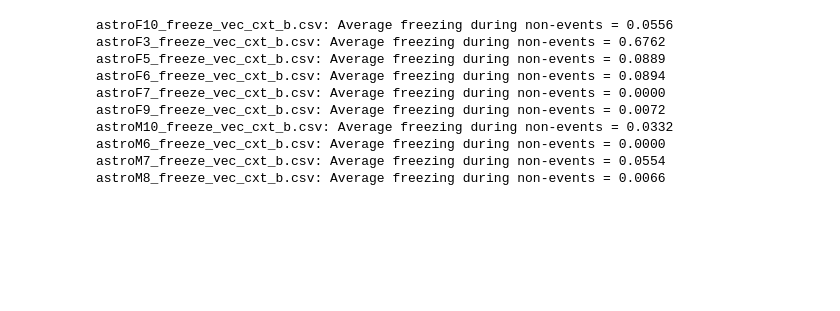
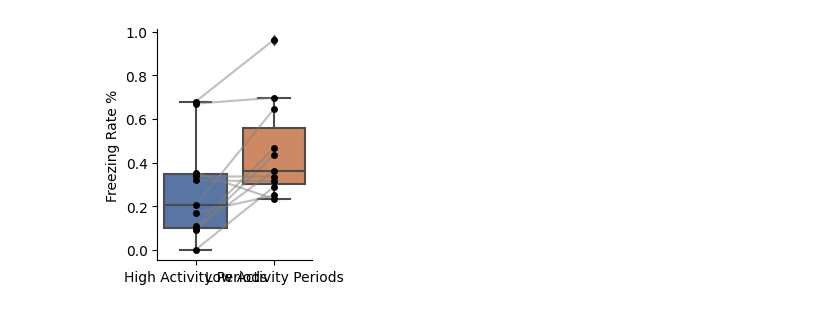
Before and after one commit to rsenne/dCA1_Paper, a Jupyter notebook: Ryan_Analyses_New/Freezing_Seqs_Analysis.ipynb, the cells around one changed output. Cells and saved outputs as stored; diff of their text form; code cells hidden in the pictures; blank space fills up the shorter version.

```diff
--- a/Ryan_Analyses_New/Freezing_Seqs_Analysis.ipynb
+++ b/Ryan_Analyses_New/Freezing_Seqs_Analysis.ipynb
@@ -35,30 +93,0 @@ for freeze, event in zip(cxt_a_freezing, cxt_a_events):
-# %%
-freeze_event_dict_b = {}
-for freeze, event in zip(cxt_b_freezing, cxt_b_events):
-    freeze_file = pd.read_csv(os.path.join(cxt_b_dir, freeze))[99:].to_numpy().flatten()
-    event_file = pd.read_csv(os.path.join(cxt_b_dir, event)).to_numpy().flatten()
-
-    # Get freezing values when event vector is zero (no event detected)
-    freezing_during_non_events = freeze_file[event_file == 0]
-
-    # Calculate average
-    avg_freezing = np.mean(freezing_during_non_events)
-
-    # Store in dictionary
-    file_parts = freeze.split("_")
-    animal_id = file_parts[0]
-
-    freeze_event_dict_b[animal_id] = avg_freezing
-
-    print(f"{freeze}: Average freezing during non-events = {avg_freezing:.4f}")
-# %% [output]
-astroF10_freeze_vec_cxt_b.csv: Average freezing during non-events = 0.0556
-astroF3_freeze_vec_cxt_b.csv: Average freezing during non-events = 0.6762
-astroF5_freeze_vec_cxt_b.csv: Average freezing during non-events = 0.0889
-astroF6_freeze_vec_cxt_b.csv: Average freezing during non-events = 0.0894
-astroF7_freeze_vec_cxt_b.csv: Average freezing during non-events = 0.0000
-astroF9_freeze_vec_cxt_b.csv: Average freezing during non-events = 0.0072
-astroM10_freeze_vec_cxt_b.csv: Average freezing during non-events = 0.0332
-astroM6_freeze_vec_cxt_b.csv: Average freezing during non-events = 0.0000
-astroM7_freeze_vec_cxt_b.csv: Average freezing during non-events = 0.0554
-astroM8_freeze_vec_cxt_b.csv: Average freezing during non-events = 0.0066
@@ -65,3 +96,30 @@ astroM8_freeze_vec_cxt_b.csv: Average freezing during non-events = 0.0066
 # %%
-freeze_df = pd.DataFrame([freeze_event_dict_a, freeze_event_dict_b], index=['Context A', 'Context B']).T
 freeze_df.to_csv(r"C:\Users\ryansenne\Desktop\Dill\freeze_event_analysis.csv")
+# %%
+freeze_a = freeze_df[freeze_df["Context"] == "A"]
+freeze_b = freeze_df[freeze_df["Context"] == "B"]
+
+long_a = pd.melt(freeze_a, id_vars=["Animal_ID"], value_vars=["Freeze_During_Events", "Freeze_During_Non_Events"],
+                    var_name="Condition", value_name="Freezing_Level")
+
+long_b = pd.melt(freeze_b, id_vars=["Animal_ID"], value_vars=["Freeze_During_Events", "Freeze_During_Non_Events"],
+                    var_name="Condition", value_name="Freezing_Level")
+# %%
+seq_a_plot, seq_a_ax = plt.subplots(figsize=(2,3))
+sns.boxplot(data=long_a, x="Condition", y="Freezing_Level", ax=seq_a_ax)
+sns.stripplot(data=long_a, x="Condition", y="Freezing_Level", color='black', dodge=False, jitter=False, ax=seq_a_ax)
+
+# plot lines between points
+for animal in freeze_a["Animal_ID"].unique():
+    animal_data = long_a[long_a["Animal_ID"] == animal]
+    seq_a_ax.plot(animal_data["Condition"], animal_data["Freezing_Level"], color='gray', alpha=0.5)
+
+
+seq_a_ax.set_ylabel("Freezing Rate %")
+seq_a_ax.set_xlabel("")
+
+seq_a_ax.set_xticklabels(["High Activity Periods", "Low Activity Periods"])
+
+plt.savefig(r"C:\Users\ryansenne\Desktop\dCA1_Figures\CxtA_Seq_Freezing.svg", transparent=True)
+# %% [output]
+[figure, added]
```
Also changed, not shown: parts of 8 cells of this notebook, 10 other files.
